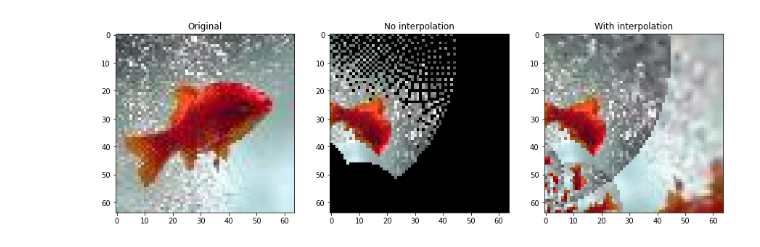
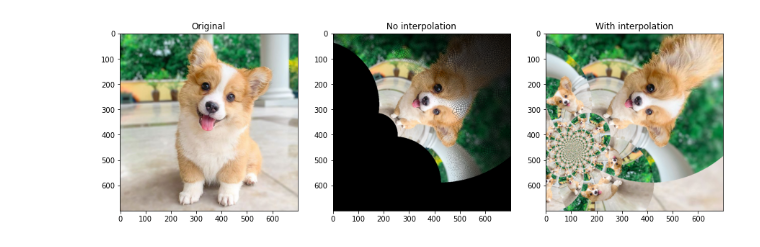
Before and after one commit to jiequanz/Mobius_Demo, a Jupyter notebook: Mobius_demo.ipynb, the cells around one changed output. Cells and saved outputs as stored; diff of their text form; code cells hidden in the pictures.

```diff
--- a/Mobius_demo.ipynb
+++ b/Mobius_demo.ipynb
@@ -14,7 +14,9 @@ from utils import drawpoints, shift_func, mobius_fast_interpolation, getabcd_1fi
 # Image attributes
 img_path='fish.JPEG'
 
-# img_path='car.JPEG'
+img_path='car.JPEG'
+img_path='example2.jpg'
+img_path='example1.jpg'
 img = Image.open(img_path).convert('RGB')
 image = np.array(img)
 print(image.shape)
@@ -28,30 +30,30 @@ imshow(image)
 # %%
 # M must be >1
 # The smaller M is, the more "normal" the output looks
-M=4
+M=2
 
 # Mode can be chosen from 'reflect’, ‘constant’, ‘nearest’, ‘mirror’, ‘wrap’
 mode = 'wrap'
 
 # users can define their own start_points and end_points
 # (must be with height and width of the input images )
 # Format for start_points and end_points
 # start_points = start1_x, start1_y, start2_x, start2_y, start3_x, start3_y
 # end_points = end1_x, end1_y, end2_x, end2_y, end3_x, end3_y
 # (start1_x, start1_y) means height and width of start point 1
 user_defined = False
 start_points = 32, 16, 16, 32, 32, 48
 end_points = 16, 32, 32, 48, 48, 32
 new_image, uninterpolated_image = mobius_fast_interpolation(image,
                                                             M,
                                                             mode = mode,
                                                             output_height=height,
                                                             output_width=width,
                                                             user_defined=user_defined,
                                                             start_points = start_points,
                                                             end_points = end_points)
 # %% [output]
-[figure, old version]
+[figure, new version]
 # %%
 new_image
 # %% [output]
```
Also changed, not shown: parts of 3 cells of this notebook, 8 other files.
